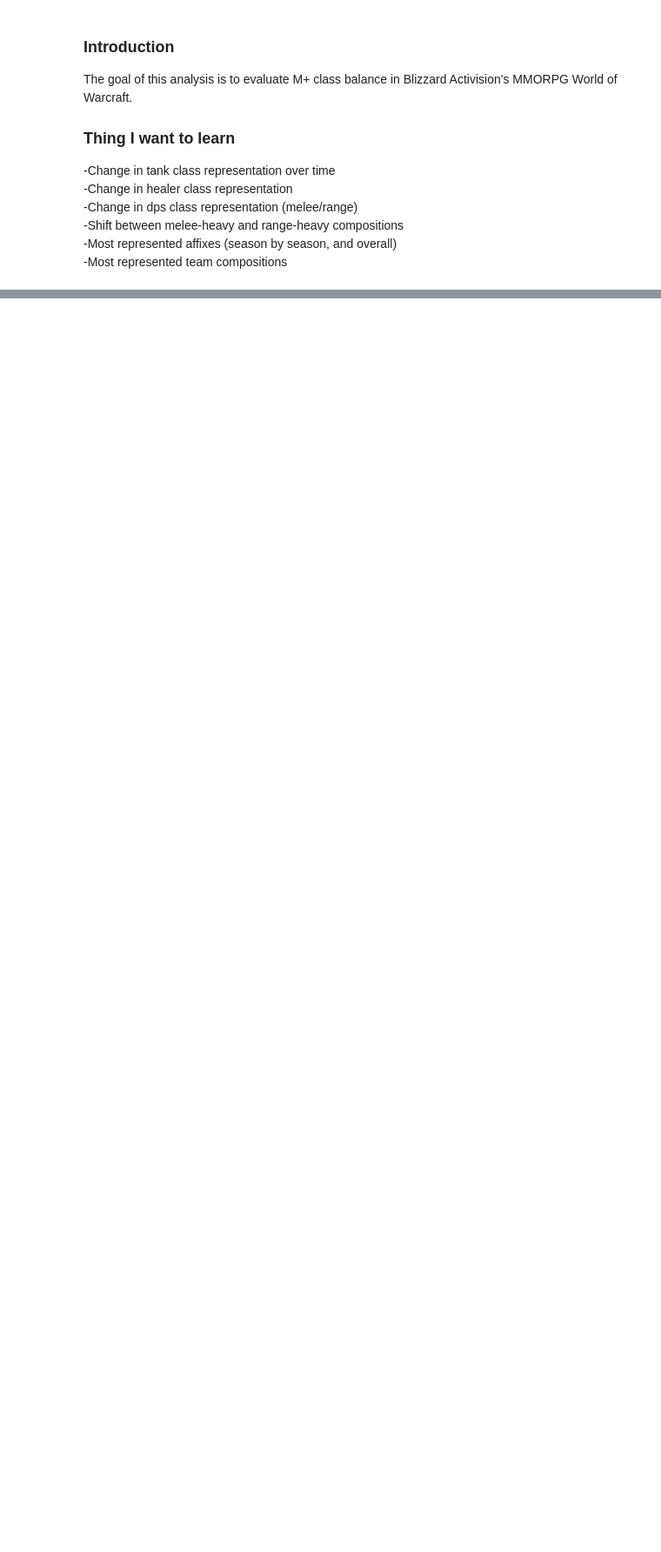
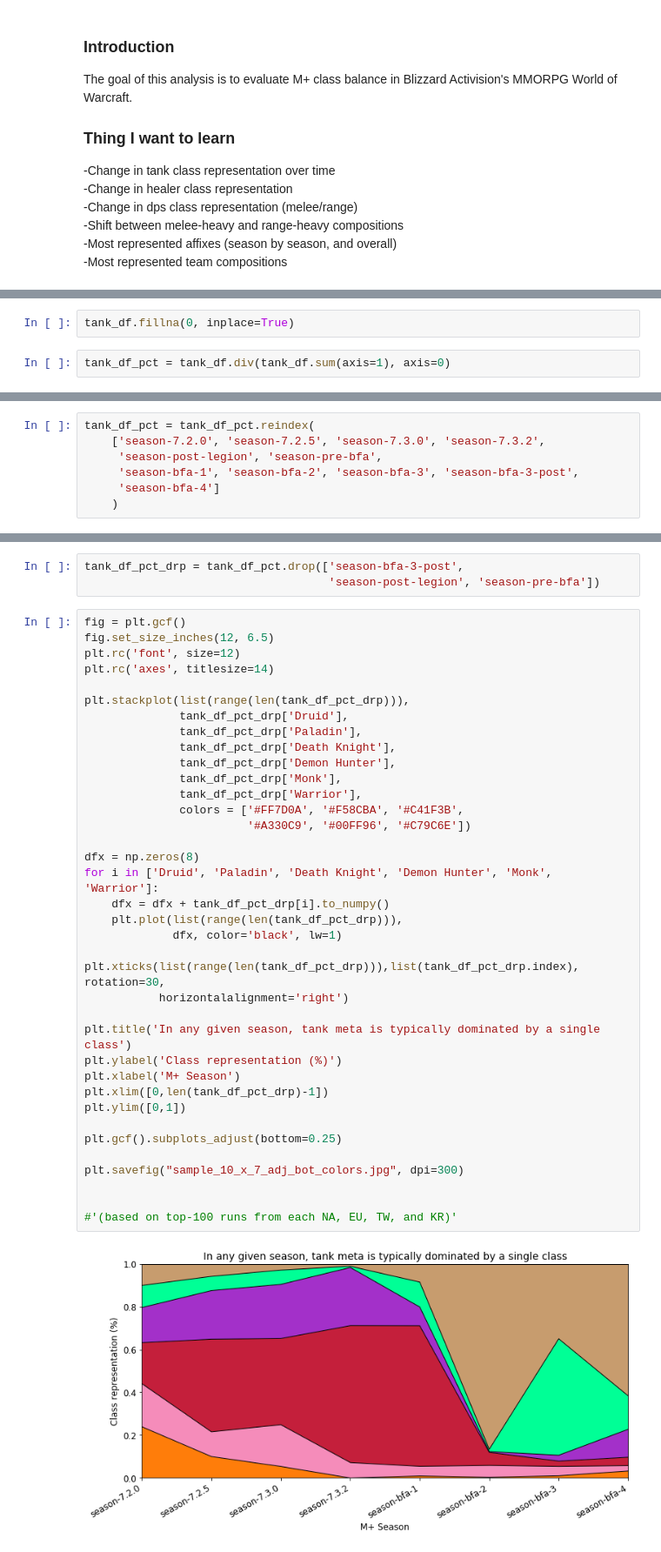
Before and after one commit to ily123/blizzard_stats, a Jupyter notebook: top100_tank_representation_legion_to_bfa.ipynb, the cells around one changed output, grey strips where cells are left out. Shown: that part at 87% size. Drawn from its saved outputs; the diff is of its cells as text; blank space fills up the shorter version.

Commit message:
add tank figure

```diff
--- a/top100_tank_representation_legion_to_bfa.ipynb
+++ b/top100_tank_representation_legion_to_bfa.ipynb
@@ -153,0 +330,4 @@ df.groupby('tank_class').count()
+# %%
+tank_df.fillna(0, inplace=True)
+# %%
+tank_df_pct = tank_df.div(tank_df.sum(axis=1), axis=0)
@@ -153,0 +350,7 @@ df.groupby('tank_class').count()
+# %%
+tank_df_pct = tank_df_pct.reindex(
+    ['season-7.2.0', 'season-7.2.5', 'season-7.3.0', 'season-7.3.2',
+     'season-post-legion', 'season-pre-bfa',
+     'season-bfa-1', 'season-bfa-2', 'season-bfa-3', 'season-bfa-3-post',
+     'season-bfa-4']
+    )
@@ -153,0 +368,42 @@ df.groupby('tank_class').count()
+# %%
+tank_df_pct_drp = tank_df_pct.drop(['season-bfa-3-post',
+                                    'season-post-legion', 'season-pre-bfa'])
+# %%
+fig = plt.gcf()
+fig.set_size_inches(12, 6.5)
+plt.rc('font', size=12)
+plt.rc('axes', titlesize=14)
+
+plt.stackplot(list(range(len(tank_df_pct_drp))),
+              tank_df_pct_drp['Druid'],
+              tank_df_pct_drp['Paladin'],
+              tank_df_pct_drp['Death Knight'],
+              tank_df_pct_drp['Demon Hunter'],
+              tank_df_pct_drp['Monk'],
+              tank_df_pct_drp['Warrior'],
+              colors = ['#FF7D0A', '#F58CBA', '#C41F3B',
+                        '#A330C9', '#00FF96', '#C79C6E'])
+
+dfx = np.zeros(8)
+for i in ['Druid', 'Paladin', 'Death Knight', 'Demon Hunter', 'Monk', 'Warrior']:
+    dfx = dfx + tank_df_pct_drp[i].to_numpy()
+    plt.plot(list(range(len(tank_df_pct_drp))),
+             dfx, color='black', lw=1)
+
+plt.xticks(list(range(len(tank_df_pct_drp))),list(tank_df_pct_drp.index), rotation=30,
+           horizontalalignment='right')
+
+plt.title('In any given season, tank meta is typically dominated by a single class')
+plt.ylabel('Class representation (%)')
+plt.xlabel('M+ Season')
+plt.xlim([0,len(tank_df_pct_drp)-1])
+plt.ylim([0,1])
+
+plt.gcf().subplots_adjust(bottom=0.25)
+
+plt.savefig("sample_10_x_7_adj_bot_colors.jpg", dpi=300)
+
+
+#'(based on top-100 runs from each NA, EU, TW, and KR)'
+# %% [output]
+[figure, added]
```
Also changed, not shown: parts of 27 cells of this notebook, 3 other files.
